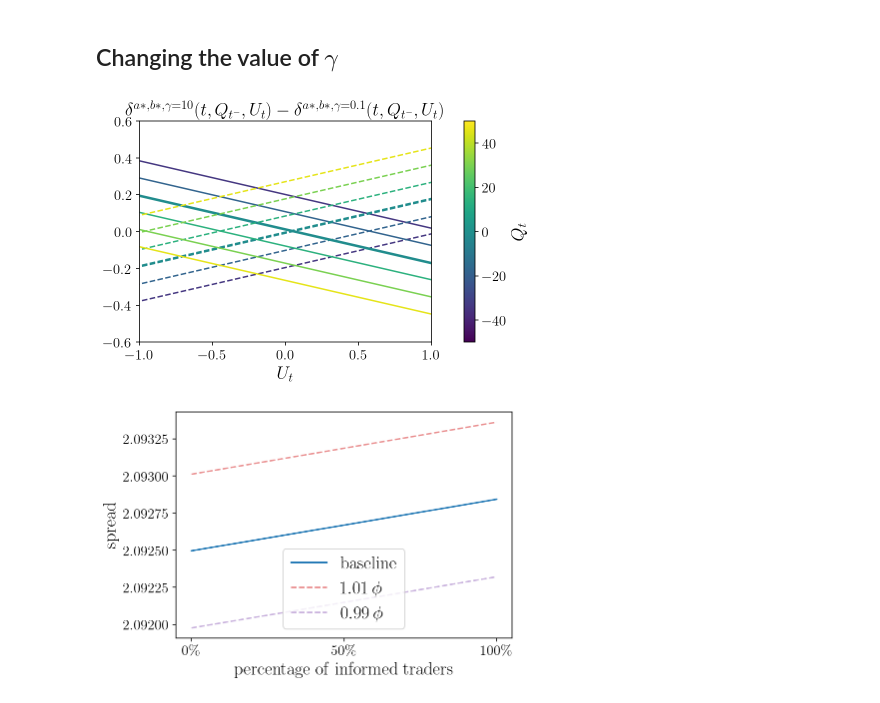
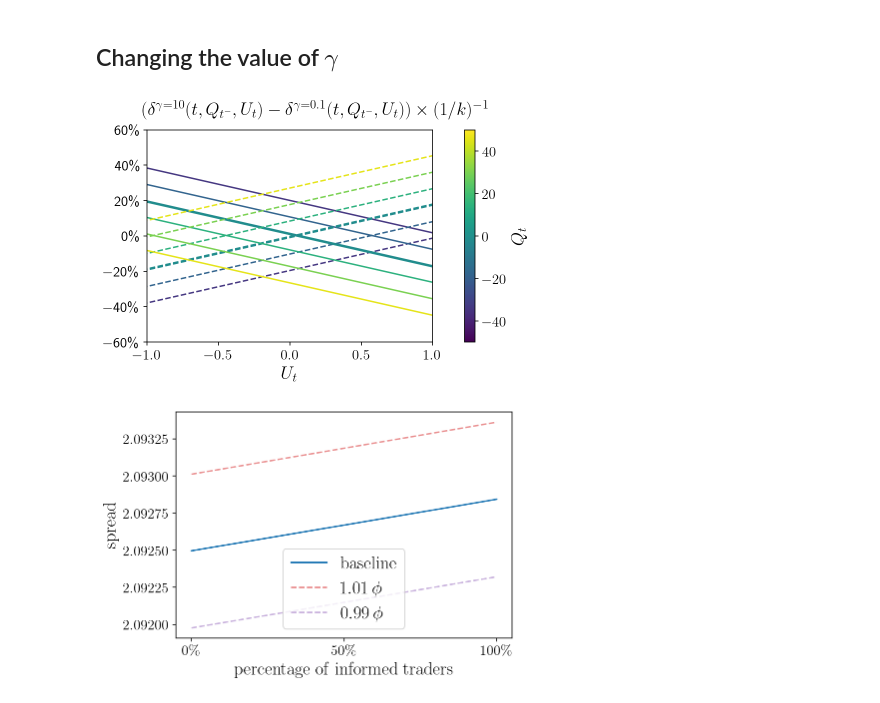
Before and after one commit to AdrienMathieu-eng/MM-with-fads, a Jupyter notebook: mm-informed-uninformed.ipynb, the cells around one changed output. Cells and saved outputs as stored; diff of their text form; code cells hidden in the pictures.

```diff
--- a/mm-informed-uninformed.ipynb
+++ b/mm-informed-uninformed.ipynb
@@ -114,32 +114,39 @@ for iq, gamma_value in enumerate(gamma_values):
     mm_aux = utils.mm_with_fads(**params_aux)
     mm_gamma[f'gamma{iq}'] = mm_aux
 # %%
-fig, ax = plt.subplots(1, 1, figsize=(6, 4), sharey=True, constrained_layout=True)
+from matplotlib.ticker import PercentFormatter
+fig, ax = plt.subplots(figsize=(6,4), constrained_layout=True)
+
+fig.suptitle(
+    r'$ (\delta^{\gamma = 10}(t,Q_{t^-},{U}_t) - \delta^{\gamma = 0.1}(t,Q_{t^-},{U}_t))\times (1/k)^{-1} $',
+    fontsize=fsL
+)
 cmap = plt.get_cmap("viridis")
 norm = Normalize(vmin=min(mm.q_vector), vmax=max(mm.q_vector))
 sm = ScalarMappable(norm=norm, cmap=cmap)
 
 delta_a_m0, delta_b_m0, _, _ = mm_gamma[f'gamma0'].get_deltas_FI()
 delta_a_m2, delta_b_m2, _, _ = mm_gamma[f'gamma2'].get_deltas_FI()
 
 for q in range(1,len(mm.q_vector)-1):
     if q%int(mm.q_bar/3) ==0 or q == mm.q_bar-1:
         color = cmap(norm(mm.q_vector[q]))
         ax.plot(mm.u_vector, delta_a_m2[int(mm.N_t / 2), :, q] - delta_a_m0[int(mm.N_t / 2), :, q], '-', color=color)
         ax.plot(mm.u_vector, delta_b_m2[int(mm.N_t / 2), :, q] - delta_b_m0[int(mm.N_t / 2), :, q], '--', color=color)
 
     # Personnalisation des axes
 ax.set_xlabel(r'${U}_t$', fontsize=fsL)
 #ax.set_ylim(-0.006, 0.006)
 ax.set_ylim(-0.6, 0.6)
 ax.set_xlim(-1,1)
-ax.set_title(r'$\delta^{a*,b*, \gamma = 10}(t,Q_{t^-},{U}_t) - \delta^{a*,b*, \gamma = 0.1}(t,Q_{t^-},{U}_t)$', fontsize=fsL)
+ax.yaxis.set_major_formatter(PercentFormatter(xmax=1))
+#ax.set_title(r'$ (\delta^{\gamma = 10}(t,Q_{t^-},{U}_t) - \delta^{\gamma = 0.1}(t,Q_{t^-},{U}_t))\times (1/k)^{-1} $', fontsize=fsL)
 cbar = fig.colorbar(sm, ax=ax, orientation='vertical', fraction=0.05, pad=0.08)
 cbar.set_label(r'$Q_t$', fontsize=fsL)
-plt.savefig('figures/deltas_gamma.pdf', format="pdf", dpi=dpi)
+plt.savefig('figures/deltas_gamma_perc.pdf', format="pdf", dpi=dpi)
 plt.show()
 # %% [output]
-[figure, old version]
+[figure, new version]
 # %%
 def spread(psi, varphi, phi = params_env['phi'], k = params_env['k'], t=0., T = params_env['T'], alpha = params_env['alpha']):
     kappa = 4.*(varphi + psi)*np.exp(-1)*k
```
Also changed, not shown: parts of 1 cell of this notebook.
